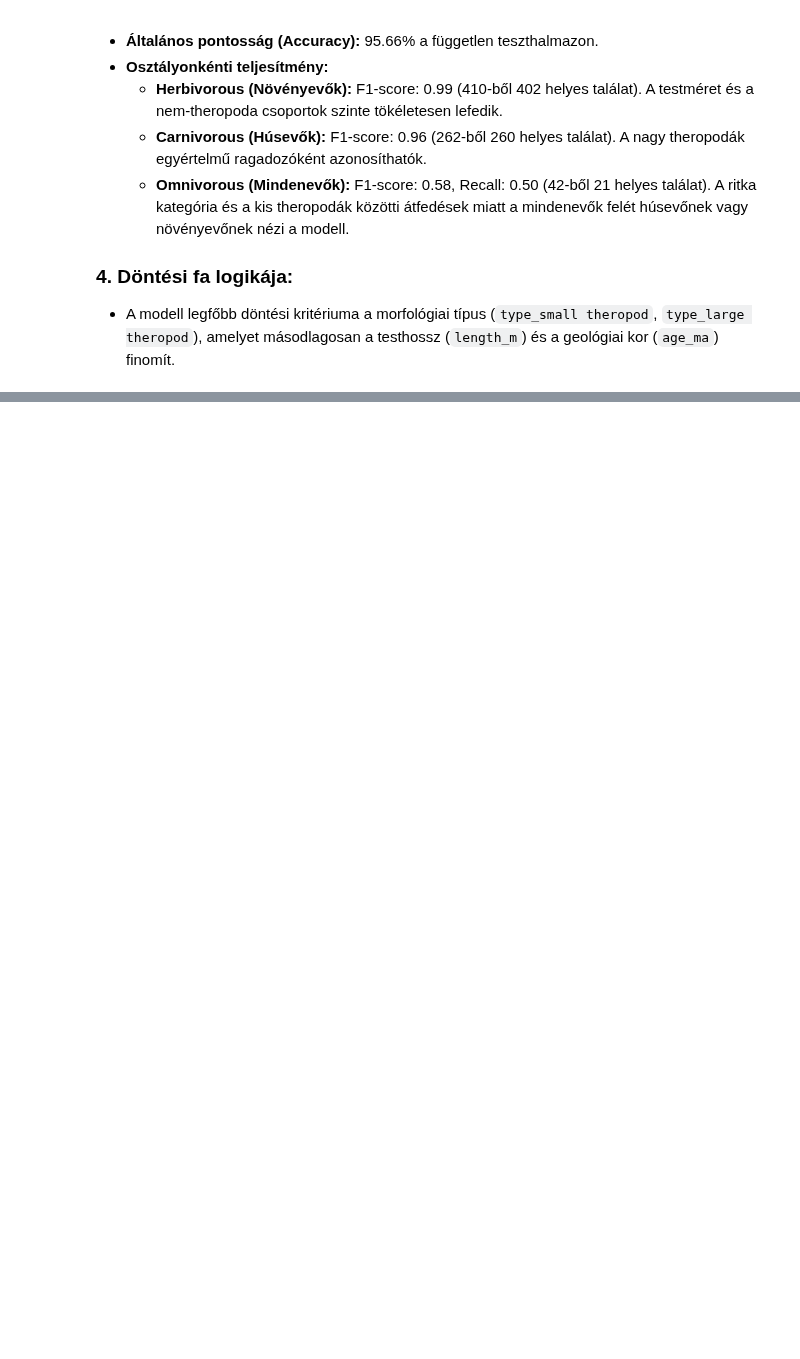
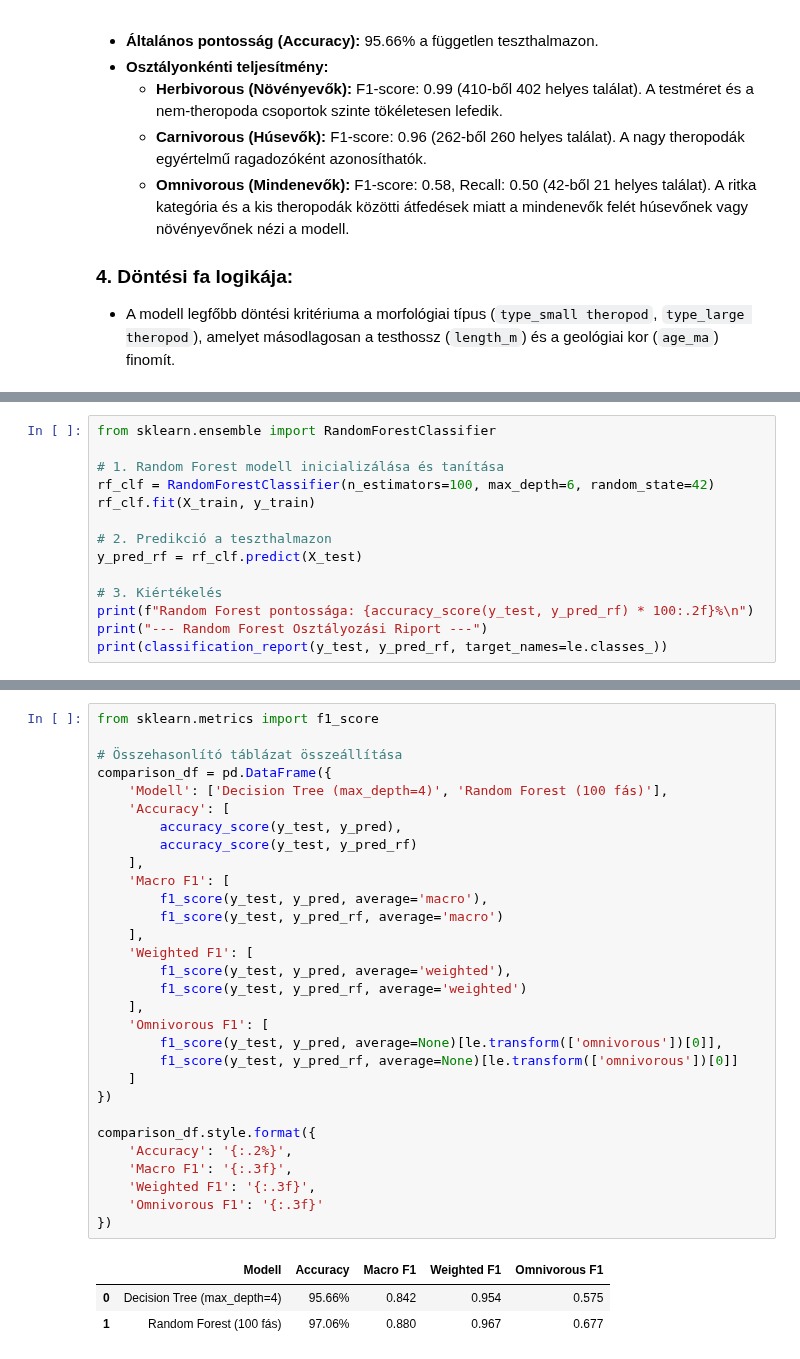
Before and after one commit to MTZBRN/dino-project, a Jupyter notebook: dino_project.ipynb, the cells around one changed output, grey strips where cells are left out. Cells and saved outputs as stored; diff of their text form; blank space fills up the shorter version.

Commit message:
feat: add random forest comparison and final conclusion

```diff
--- a/dino_project.ipynb
+++ b/dino_project.ipynb
@@ -377,0 +393,14 @@ plt.show()
+# %%
+from sklearn.ensemble import RandomForestClassifier
+
+# 1. Random Forest modell inicializálása és tanítása
+rf_clf = RandomForestClassifier(n_estimators=100, max_depth=6, random_state=42)
+rf_clf.fit(X_train, y_train)
+
+# 2. Predikció a teszthalmazon
+y_pred_rf = rf_clf.predict(X_test)
+
+# 3. Kiértékelés
+print(f"Random Forest pontossága: {accuracy_score(y_test, y_pred_rf) * 100:.2f}%\n")
+print("--- Random Forest Osztályozási Riport ---")
+print(classification_report(y_test, y_pred_rf, target_names=le.classes_))
@@ -377,0 +420,34 @@ plt.show()
+# %%
+from sklearn.metrics import f1_score
+
+# Összehasonlító táblázat összeállítása
+comparison_df = pd.DataFrame({
+    'Modell': ['Decision Tree (max_depth=4)', 'Random Forest (100 fás)'],
+    'Accuracy': [
+        accuracy_score(y_test, y_pred),
+        accuracy_score(y_test, y_pred_rf)
+    ],
+    'Macro F1': [
+        f1_score(y_test, y_pred, average='macro'),
+        f1_score(y_test, y_pred_rf, average='macro')
+    ],
+    'Weighted F1': [
+        f1_score(y_test, y_pred, average='weighted'),
+        f1_score(y_test, y_pred_rf, average='weighted')
+    ],
+    'Omnivorous F1': [
+        f1_score(y_test, y_pred, average=None)[le.transform(['omnivorous'])[0]],
+        f1_score(y_test, y_pred_rf, average=None)[le.transform(['omnivorous'])[0]]
+    ]
+})
+
+comparison_df.style.format({
+    'Accuracy': '{:.2%}',
+    'Macro F1': '{:.3f}',
+    'Weighted F1': '{:.3f}',
+    'Omnivorous F1': '{:.3f}'
+})
+# %% [output]
+|  | Modell | Accuracy | Macro F1 | Weighted F1 | Omnivorous F1 |
+| 0 | Decision Tree (max_depth=4) | 95.66% | 0.842 | 0.954 | 0.575 |
+| 1 | Random Forest (100 fás) | 97.06% | 0.880 | 0.967 | 0.677 |
```
Also changed, not shown: parts of 3 cells of this notebook.
